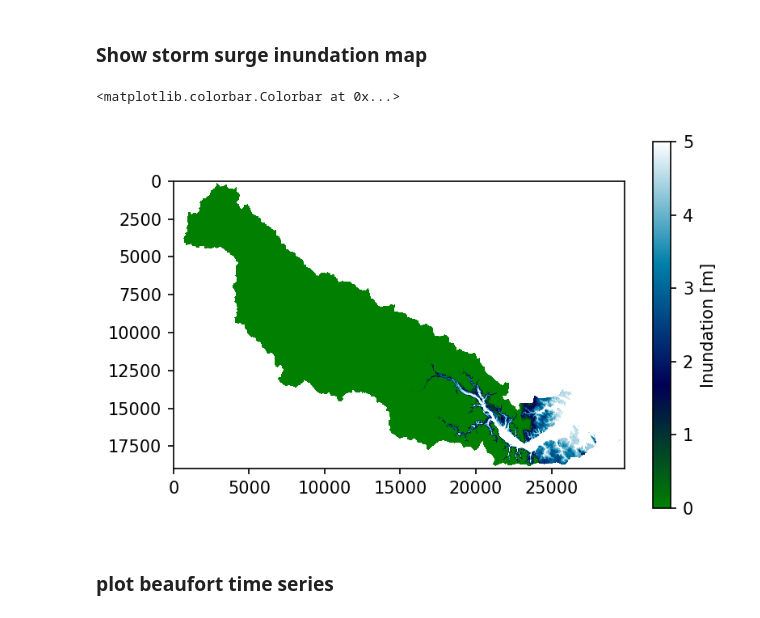
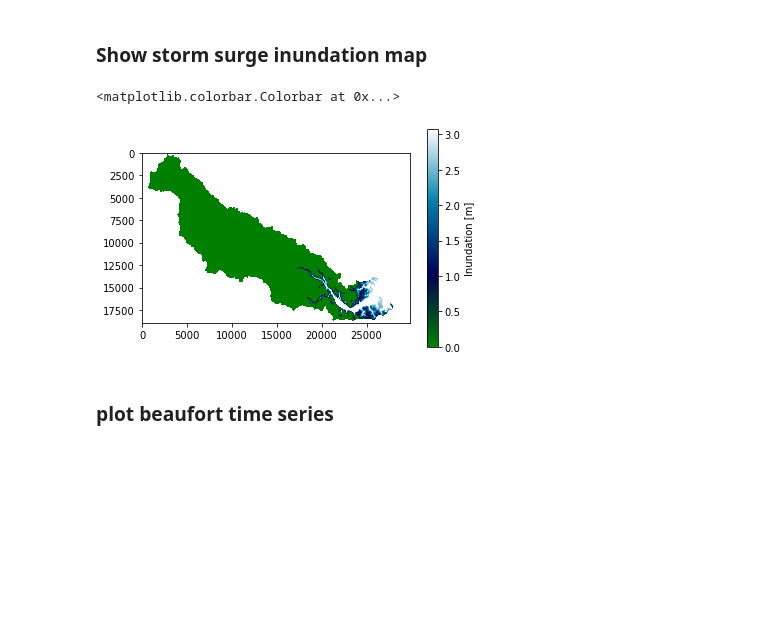
Before and after one commit to ankitghanghas/flood_are_here_si_2022, a Jupyter notebook: c_hand.ipynb, the cells around one changed output. Cells and saved outputs as stored; diff of their text form; code cells hidden in the pictures; blank space fills up the shorter version.

```diff
--- a/c_hand.ipynb
+++ b/c_hand.ipynb
@@ -118,39 +113,35 @@ ax[1].plot(
 ### Set parameters for coastal HAND and run calculation
 # %%
 ocean_pixel = opix_row, opix_col # row, col
-# inun_surge_riv_compound = coastal_hand_where(dem, inun_riv, coast_gage, ocean_pixel)
-inun_surge_3m = coastal_hand_where(dem, None, 3, ocean_pixel) # 3 meter example
-inun_surge_10m = coastal_hand_where(dem, None, 10, ocean_pixel) # 3 meter example
+# NHC Florence report shows max as 10.08 ft (3.07 m)
+gage_el_navd88_nhc = 10.08 * 0.3048
+inun_surge_florence_max_nhc = coastal_hand_where(dem, None, gage_el_navd88_nhc, ocean_pixel)
 
-# write hypothetical scenarios to .tif
+# write to .tif
 # https://rasterio.readthedocs.io/en/latest/topics/masks.html
-msk = (~inun_surge_3m.mask * 255).astype('uint8')
-in_profile['compress'] = 'lzw'
-with rio.open('data_github/florence_surge_3m.tif', 'w', **in_profile) as ds_out:
-    ds_out.write(inun_surge_3m,1)
+# msk = (~dem * 255).astype(np.int)
+msk = (~inun_surge_florence_max_nhc.mask * 255).astype('uint8')
+with rio.open('data_github/florence_surge_nhc_max.tif', 'w', **in_profile) as ds_out:
+    ds_out.write(inun_surge_florence_max_nhc,1)
     ds_out.write_mask(msk)
-msk = (~inun_surge_10m.mask * 255).astype('uint8')
-with rio.open('data_github/florence_surge_10m.tif', 'w', **in_profile) as ds_out:
-    ds_out.write(inun_surge_10m,1)
-    ds_out.write_mask(msk)
 # %% [markdown]
 ### Show storm surge inundation map
 # %%
 plt.close('all')
 
 fig, ax = plt.subplots()
 
 cbar = ax.imshow(
-    inun_surge_10m,
+    inun_surge_florence_max_nhc,
     vmin=0,
-    vmax=5,
+    vmax=gage_el_navd88_nhc,
     cmap=plt.get_cmap('ocean')
     )
 
 fig.colorbar(cbar,label='Inundation [m]',ax=ax)
 # %% [output]
 <matplotlib.colorbar.Colorbar at 0x...>
-[figure, old version]
+[figure, new version]
 # %% [markdown]
 ### plot beaufort time series
 # %%
```
Also changed, not shown: parts of 5 cells of this notebook.
